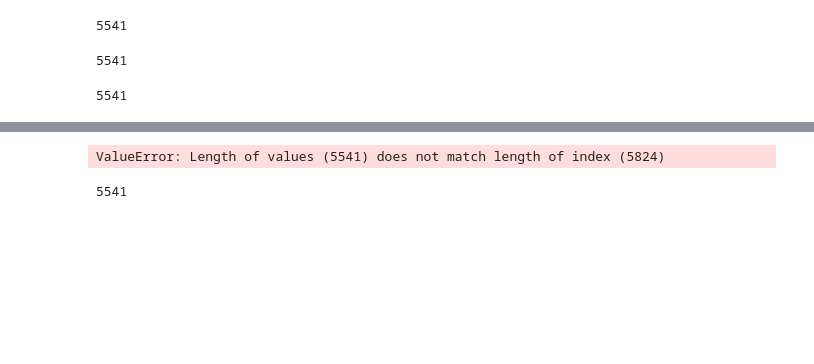
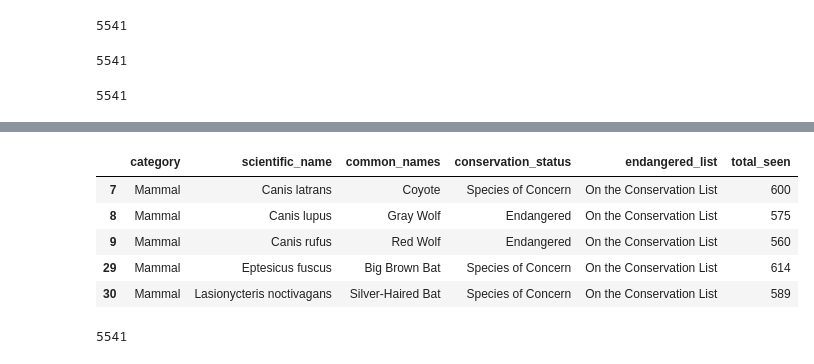
Before and after one commit to thejjserg/biodiversity, a Jupyter notebook: biodiversity_starter/biodiversity.ipynb, the cells around one changed output, grey strips where cells are left out. Cells and saved outputs as stored; diff of their text form; code cells hidden in the pictures; blank space fills up the shorter version.

Commit message:
Create total_seen column

```diff
--- a/biodiversity_starter/biodiversity.ipynb
+++ b/biodiversity_starter/biodiversity.ipynb
@@ -619,7 +536,14 @@ species_info[species_info.scientific_name == "Columba livia"]
 # %%
-#species_info["total_seen"] = total_seen
+species_info["total_seen"] = total_seen
-# %% [output]
-ValueError: Length of values (5541) does not match length of index (5824)
+# %%
+species_info[species_info.endangered_list == "On the Conservation List"].head()
+# %% [output]
+|  | category | scientific_name | common_names | conservation_status | endangered_list | total_seen |
+| 7 | Mammal | Canis latrans | Coyote | Species of Concern | On the Conservation List | 600 |
+| 8 | Mammal | Canis lupus | Gray Wolf | Endangered | On the Conservation List | 575 |
+| 9 | Mammal | Canis rufus | Red Wolf | Endangered | On the Conservation List | 560 |
+| 29 | Mammal | Eptesicus fuscus | Big Brown Bat | Species of Concern | On the Conservation List | 614 |
+| 30 | Mammal | Lasionycteris noctivagans | Silver-Haired Bat | Species of Concern | On the Conservation List | 589 |
 # %%
 animals = observations.sort_values(by = "scientific_name").scientific_name.unique()
 print(len(animals))
```
Also changed, not shown: parts of 19 cells of this notebook.
